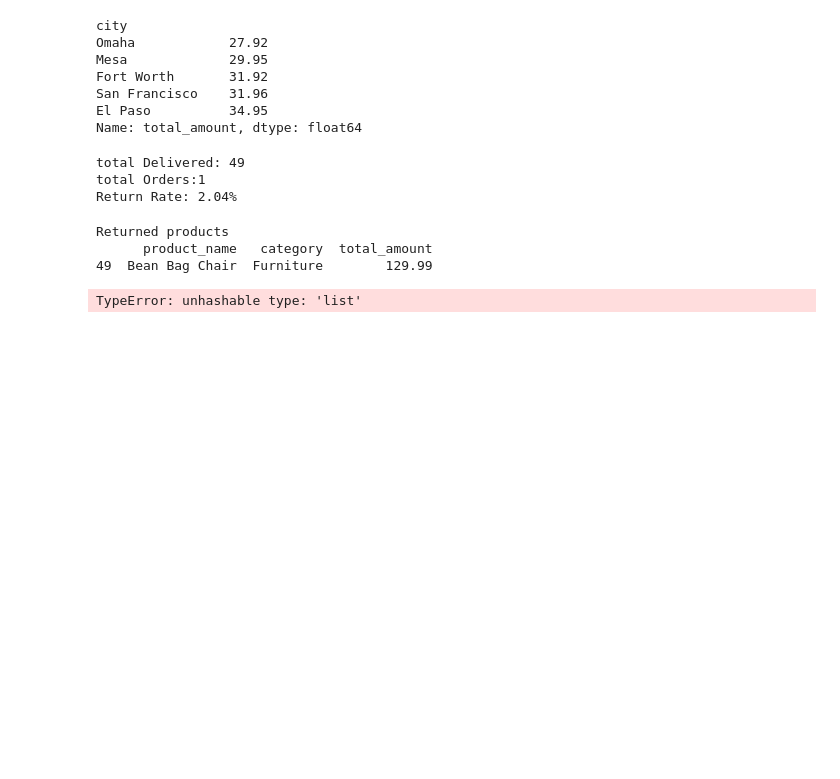
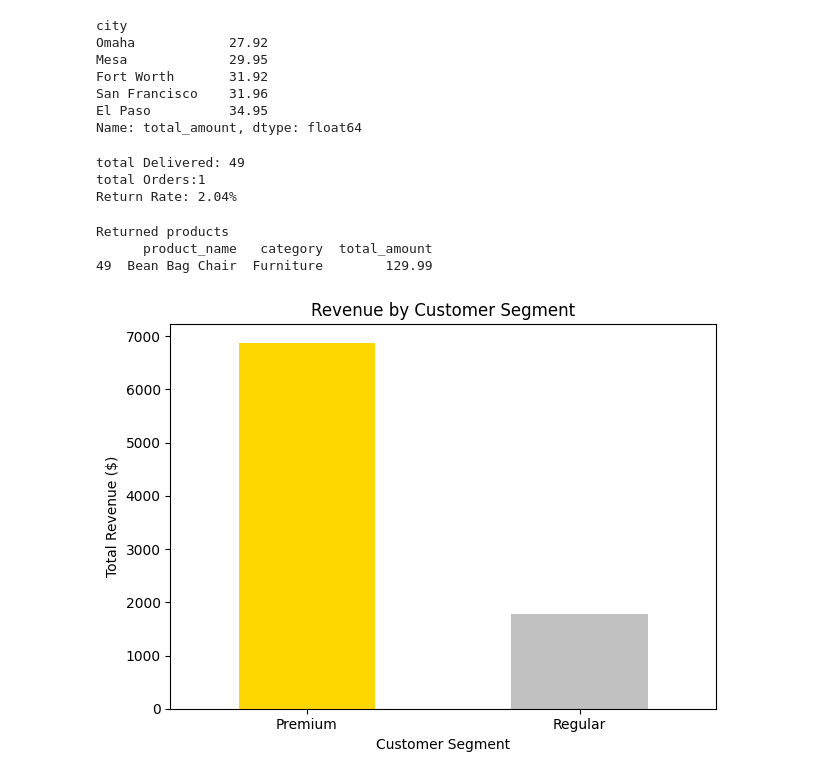
Before and after one commit to francisganapin/Practice_DataScience, a Jupyter notebook: day43/a1.ipynb, the cells around one changed output. Saved outputs shown, nothing was run; the diff lists cells and outputs as text; code cells hidden in the pictures; blank space fills up the shorter version.

```diff
--- a/day43/a1.ipynb
+++ b/day43/a1.ipynb
@@ -165,11 +165,19 @@ Returned products
       product_name   category  total_amount
 49  Bean Bag Chair  Furniture        129.99
 # %%
-sg_rev = df[df['order_status'] == 'Delivered'].groupby('customer_segment')['total_amount'].agg({
+sg_rev = df[df['order_status'] == 'Delivered'].groupby('customer_segment')['total_amount'].agg(
     ['sum','mean','count']
-})
+)
 
-sg_rev.columns = ['Total Revenue','Average Revenue','Order Count']
-seg_rev['Rev %'] = (seg_rev['Total Revenue'] / seg_rev['Total Revenue'].sum() * 100)
+sg_rev.columns = ['Total_Revenue','Average_Revenue','Order_Count']
+sg_rev['Rev%'] = (sg_rev['Total_Revenue'] / sg_rev['Total_Revenue'].sum() * 100)
-# %% [output]
-TypeError: unhashable type: 'list'
+# %%
+sg_rev['Total_Revenue'].plot(kind='bar',color=['gold','silver'])
+plt.title('Revenue by Customer Segment')
+plt.ylabel('Total Revenue ($)')
+plt.xlabel('Customer Segment')
+plt.xticks(rotation=0)
+plt.tight_layout()
+plt.show()
+# %% [output]
+[figure, added]
```
Also changed, not shown: parts of 1 cell of this notebook, 5 other files.
